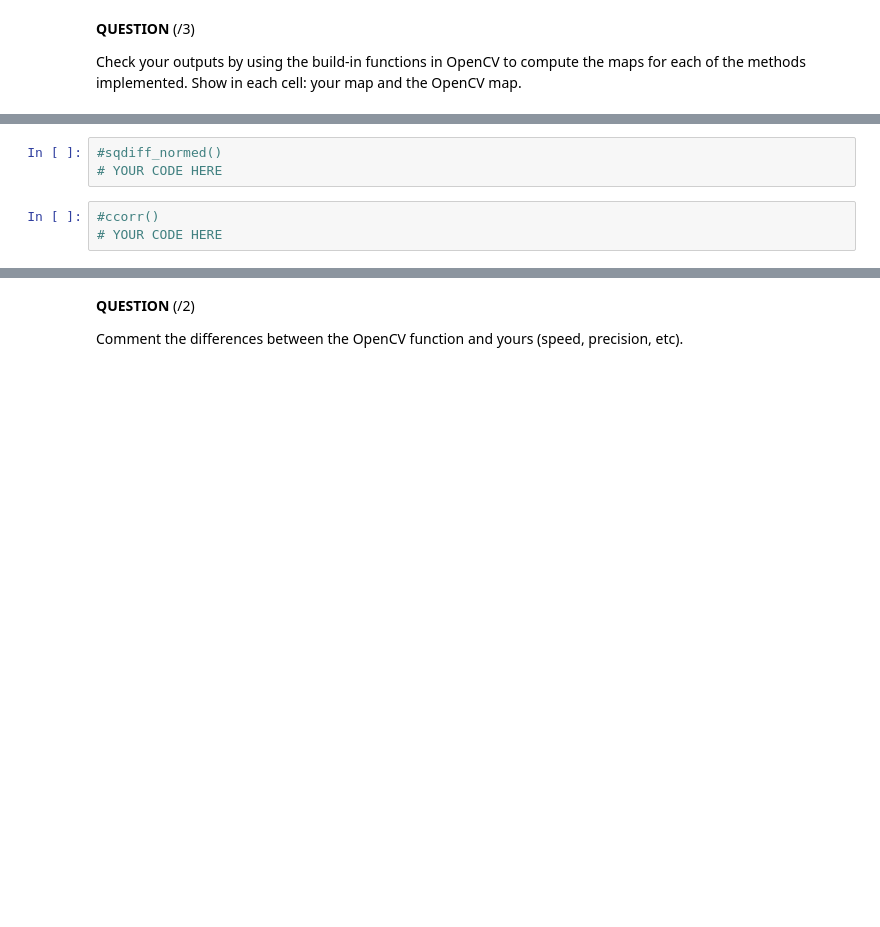
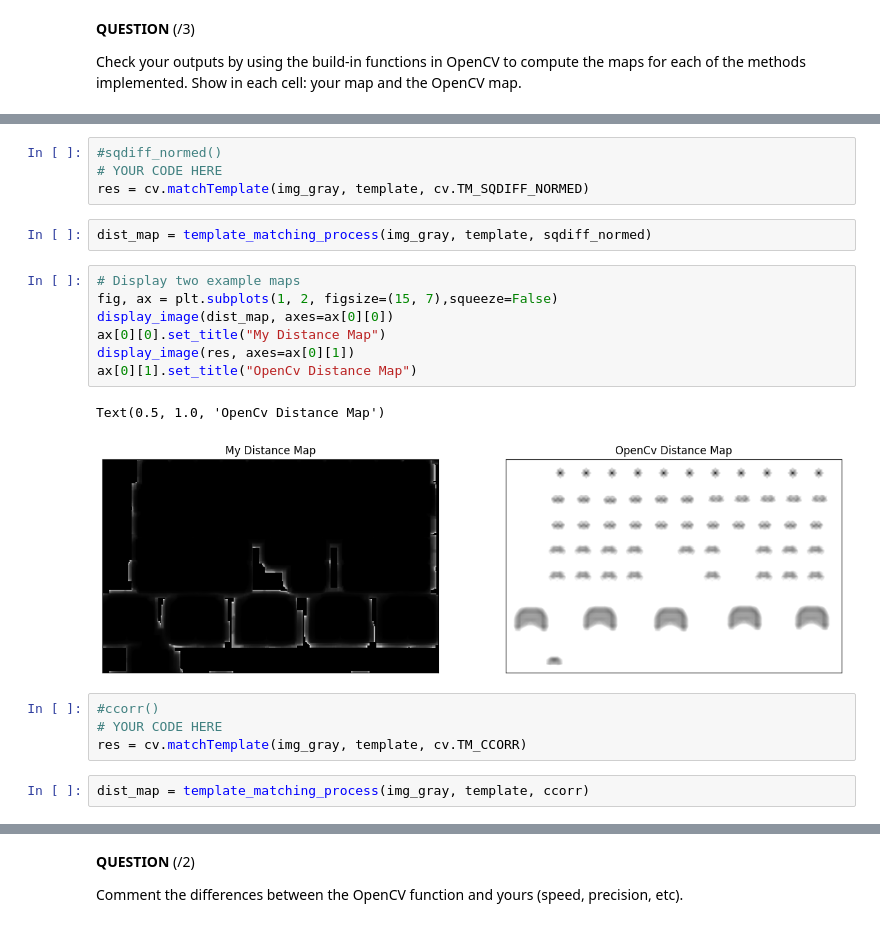
Before and after one commit to AlexYcode/IPLAB, a Jupyter notebook: Lab2/code/02_object_detection_and_recognition_2025.ipynb, the cells around one changed output, grey strips where cells are left out. Cells and saved outputs as stored; diff of their text form; blank space fills up the shorter version.

```diff
--- a/Lab2/code/02_object_detection_and_recognition_2025.ipynb
+++ b/Lab2/code/02_object_detection_and_recognition_2025.ipynb
@@ -284,6 +302,22 @@ ax[0][1].set_title("OpenCv Distance Map")
 # %%
 #sqdiff_normed()
 # YOUR CODE HERE
+res = cv.matchTemplate(img_gray, template, cv.TM_SQDIFF_NORMED)
+# %%
+dist_map = template_matching_process(img_gray, template, sqdiff_normed)
+# %%
+# Display two example maps
+fig, ax = plt.subplots(1, 2, figsize=(15, 7),squeeze=False)
+display_image(dist_map, axes=ax[0][0])
+ax[0][0].set_title("My Distance Map")
+display_image(res, axes=ax[0][1])
+ax[0][1].set_title("OpenCv Distance Map")
+# %% [output]
+Text(0.5, 1.0, 'OpenCv Distance Map')
+[figure, added]
 # %%
 #ccorr()
 # YOUR CODE HERE
+res = cv.matchTemplate(img_gray, template, cv.TM_CCORR)
+# %%
+dist_map = template_matching_process(img_gray, template, ccorr)
```
Also changed, not shown: parts of 16 cells of this notebook.
